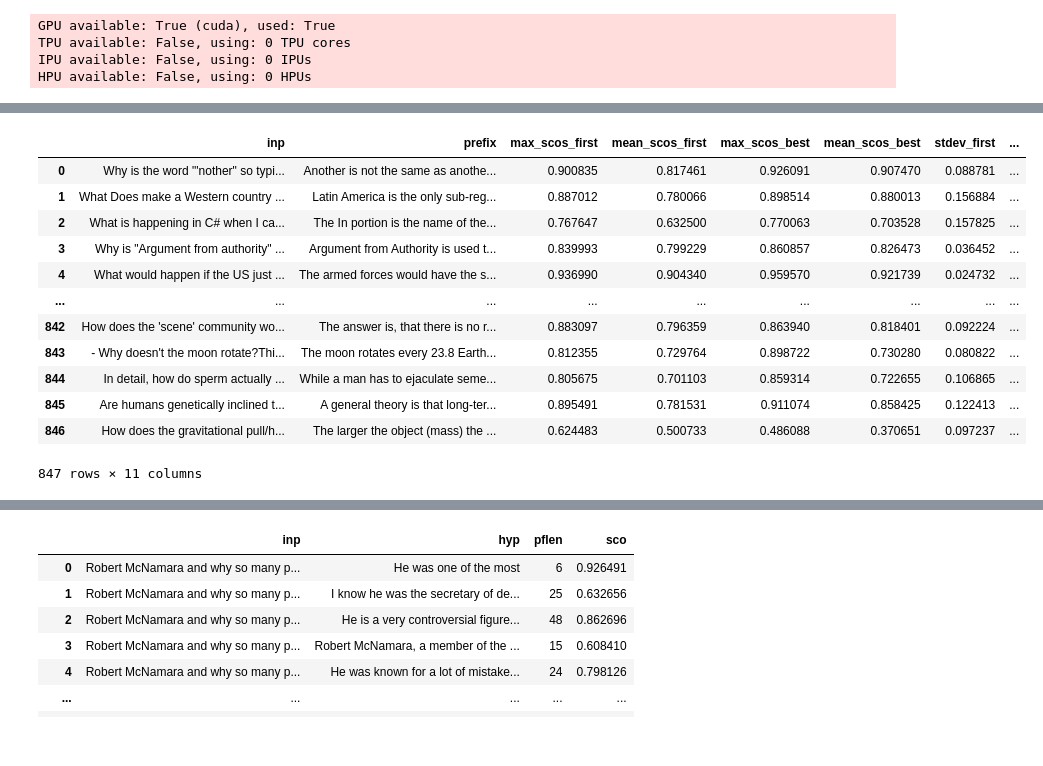
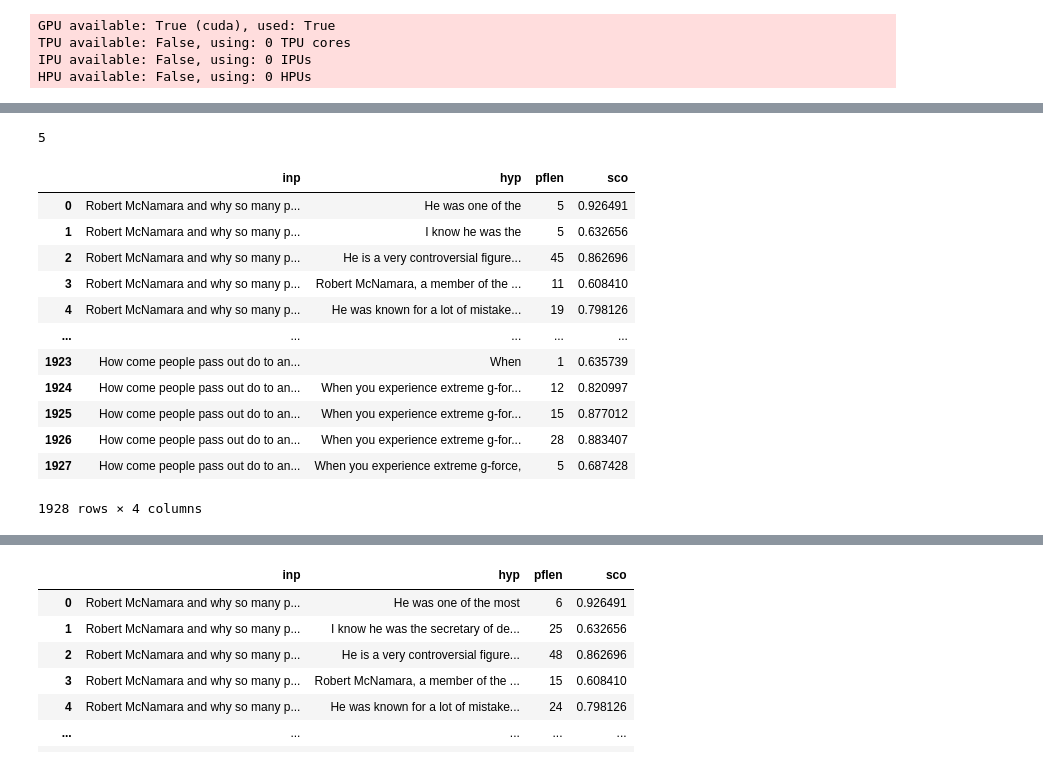
Before and after one commit to PrasannS/tfr-decoding, a Jupyter notebook: test_tfr_classifier.ipynb, the cells around one changed output, grey strips where cells are left out. Saved outputs shown, nothing was run; the diff lists cells and outputs as text; code cells hidden in the pictures.

```diff
--- a/test_tfr_classifier.ipynb
+++ b/test_tfr_classifier.ipynb
@@ -260 +258,6 @@ Loaded model weights from the checkpoint at ./lightning_logs/version_11/checkpoi
+# %%
+print(sum(model.predictions))
+model.predictions = []
+# %% [output]
+5
 # %%
@@ -286,21 +291,21 @@ def random_prefix_dataframe(df: pd.DataFrame) -> pd.DataFrame:
 # %%
 import random
 # %%
-test_df
+tdf
 # %% [output]
-|  | inp | prefix | max_scos_first | mean_scos_first | max_scos_best | mean_scos_best | stdev_first | ... |
-| 0 | Why is the word "'nother" so typi... | Another is not the same as anothe... | 0.900835 | 0.817461 | 0.926091 | 0.907470 | 0.088781 | ... |
-| 1 | What Does make a Western country ... | Latin America is the only sub-reg... | 0.887012 | 0.780066 | 0.898514 | 0.880013 | 0.156884 | ... |
-| 2 | What is happening in C# when I ca... | The In portion is the name of the... | 0.767647 | 0.632500 | 0.770063 | 0.703528 | 0.157825 | ... |
-| 3 | Why is "Argument from authority" ... | Argument from Authority is used t... | 0.839993 | 0.799229 | 0.860857 | 0.826473 | 0.036452 | ... |
-| 4 | What would happen if the US just ... | The armed forces would have the s... | 0.936990 | 0.904340 | 0.959570 | 0.921739 | 0.024732 | ... |
-| ... | ... | ... | ... | ... | ... | ... | ... | ... |
-| 842 | How does the 'scene' community wo... | The answer is, that there is no r... | 0.883097 | 0.796359 | 0.863940 | 0.818401 | 0.092224 | ... |
-| 843 | - Why doesn't the moon rotate?Thi... | The moon rotates every 23.8 Earth... | 0.812355 | 0.729764 | 0.898722 | 0.730280 | 0.080822 | ... |
-| 844 | In detail, how do sperm actually ... | While a man has to ejaculate seme... | 0.805675 | 0.701103 | 0.859314 | 0.722655 | 0.106865 | ... |
-| 845 | Are humans genetically inclined t... | A general theory is that long-ter... | 0.895491 | 0.781531 | 0.911074 | 0.858425 | 0.122413 | ... |
-| 846 | How does the gravitational pull/h... | The larger the object (mass) the ... | 0.624483 | 0.500733 | 0.486088 | 0.370651 | 0.097237 | ... |
+|  | inp | hyp | pflen | sco |
+| 0 | Robert McNamara and why so many p... | He was one of the | 5 | 0.926491 |
+| 1 | Robert McNamara and why so many p... | I know he was the | 5 | 0.632656 |
+| 2 | Robert McNamara and why so many p... | He is a very controversial figure... | 45 | 0.862696 |
+| 3 | Robert McNamara and why so many p... | Robert McNamara, a member of the ... | 11 | 0.608410 |
+| 4 | Robert McNamara and why so many p... | He was known for a lot of mistake... | 19 | 0.798126 |
+| ... | ... | ... | ... | ... |
+| 1923 | How come people pass out do to an... | When | 1 | 0.635739 |
+| 1924 | How come people pass out do to an... | When you experience extreme g-for... | 12 | 0.820997 |
+| 1925 | How come people pass out do to an... | When you experience extreme g-for... | 15 | 0.877012 |
+| 1926 | How come people pass out do to an... | When you experience extreme g-for... | 28 | 0.883407 |
+| 1927 | How come people pass out do to an... | When you experience extreme g-force, | 5 | 0.687428 |
-847 rows × 11 columns
+1928 rows × 4 columns
 # %%
 def valid_subset(start, end):
     tmp = pfdf[pfdf['pflen']>start].reset_index(drop=True).copy()
```
Also changed, not shown: parts of 22 cells of this notebook, 13 other files.
